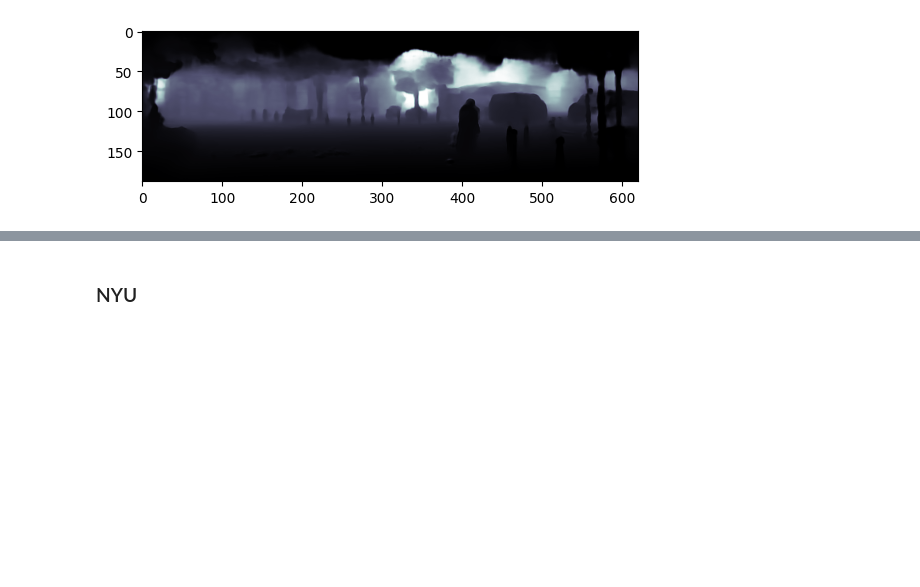
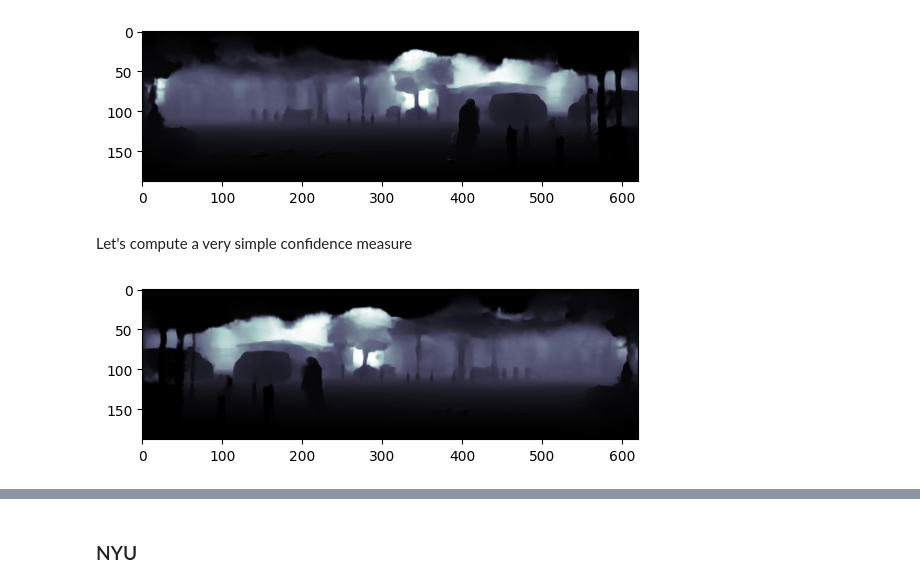
Before and after one commit to andreadalcin/DNN3D, a Jupyter notebook: monodepth.ipynb, the cells around one changed output, grey strips where cells are left out. Drawn from its saved outputs; the diff is of its cells as text; code cells hidden in the pictures; blank space fills up the shorter version.

Commit message:
add confidence and doman shift

```diff
--- a/monodepth.ipynb
+++ b/monodepth.ipynb
@@ -44,3 +47,14 @@ depth = output2depth(output)
 _ = plt.imshow(depth, cmap="bone")
 # %% [output]
 [figure]
+# %% [markdown]
+Let's compute a very simple confidence measure
+# %%
+horizontal_flip = T.RandomHorizontalFlip(p = 1.0)
+hflipped_image = horizontal_flip(image)
+_, output_flipped = model(hflipped_image)
+depth_flipped = output2depth(output_flipped)
+# %%
+_ = plt.imshow(depth_flipped, cmap="bone")
+# %% [output]
+[figure, added]
```
Also changed, not shown: parts of 7 cells of this notebook, 1 other file.
